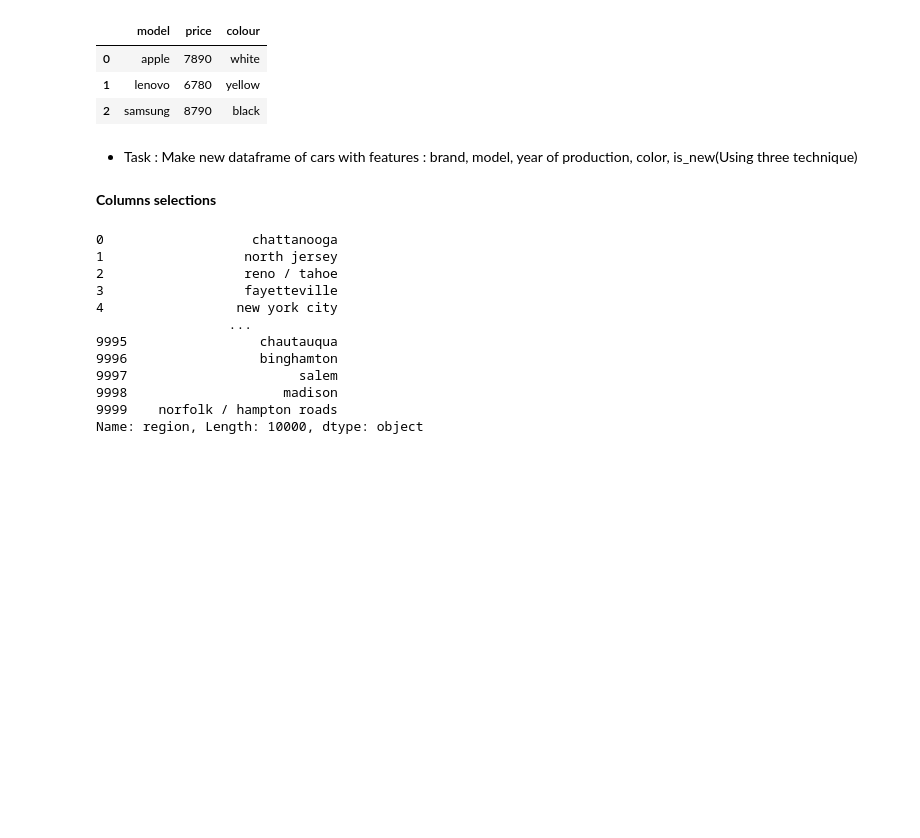
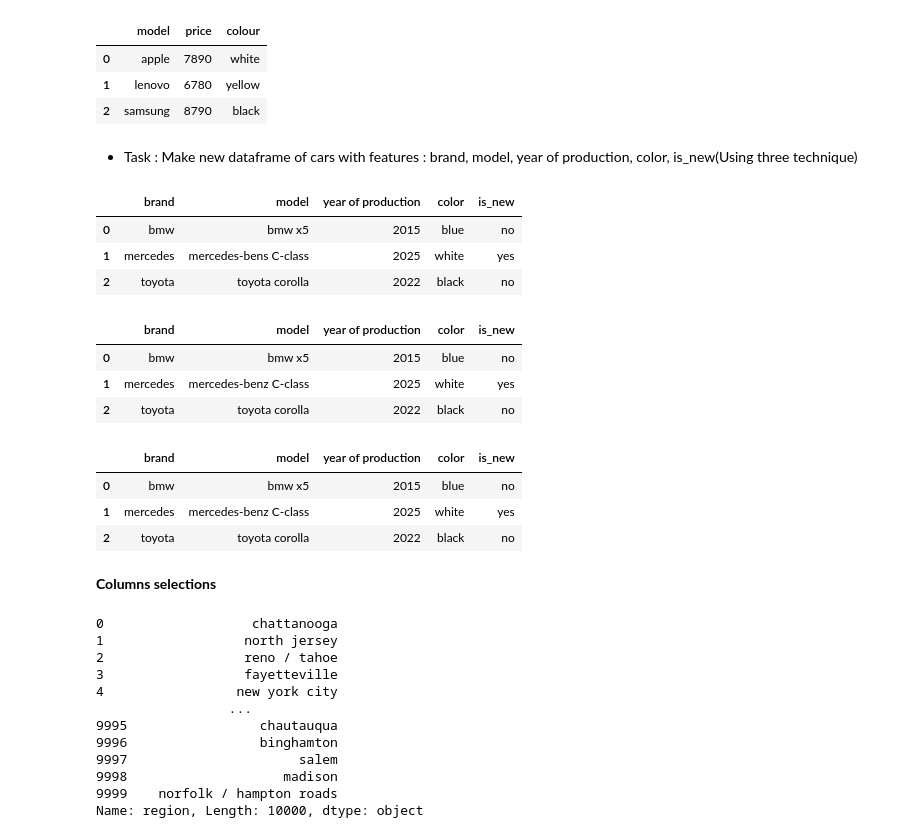
Before and after one commit to Sagdiana22/homeworks, a Jupyter notebook: 4/l4.ipynb, the cells around one changed output. Saved outputs shown, nothing was run; the diff lists cells and outputs as text; code cells hidden in the pictures; blank space fills up the shorter version.

Commit message:
homework DataFrame

```diff
--- a/4/l4.ipynb
+++ b/4/l4.ipynb
@@ -166,10 +166,46 @@ df2
 * Task : Make new dataframe of cars with features : brand, model, year of production, color, is_new(Using three technique)
 # %%
 # Your code goes here
+cars = [
+    ['bmw', 'bmw x5', 2015, 'blue', 'no'],
+    ['mercedes', 'mercedes-bens C-class ', 2025, 'white', 'yes'],
+    ['toyota', 'toyota corolla', 2022, 'black', 'no']]
+
+f1 = pd.DataFrame(cars, columns = ['brand', 'model', 'year of production', 'color', 'is_new'])
+f1
+# %% [output]
+|  | brand | model | year of production | color | is_new |
+| 0 | bmw | bmw x5 | 2015 | blue | no |
+| 1 | mercedes | mercedes-bens C-class | 2025 | white | yes |
+| 2 | toyota | toyota corolla | 2022 | black | no |
 # %%
 # Your code goes here
+cars = {'brand': ['bmw', 'mercedes', 'toyota'],
+        'model': ['bmw x5', 'mercedes-benz C-class', 'toyota corolla'],
+        'year of production': [2015, 2025, 2022],
+        'color': ['blue', 'white', 'black'],
+        'is_new': ['no', 'yes', 'no']}
+
+f2 = pd.DataFrame(cars)
+f2
+# %% [output]
+|  | brand | model | year of production | color | is_new |
+| 0 | bmw | bmw x5 | 2015 | blue | no |
+| 1 | mercedes | mercedes-benz C-class | 2025 | white | yes |
+| 2 | toyota | toyota corolla | 2022 | black | no |
 # %%
 # Your code goes here
+car1 = pd.Series (['bmw', 'bmw x5', 2015, 'blue', 'no'], index = ['brand', 'model', 'year of production', 'color', 'is_new'])
+car2 = pd.Series (['mercedes', 'mercedes-benz C-class', 2025, 'white', 'yes'],index = ['brand', 'model', 'year of production', 'color', 'is_new'] )
+car3 = pd.Series (['toyota', 'toyota corolla', 2022, 'black', 'no'],index = ['brand', 'model', 'year of production', 'color', 'is_new'] )
+
+f3 = pd.DataFrame([car1, car2, car3])
+f3
+# %% [output]
+|  | brand | model | year of production | color | is_new |
+| 0 | bmw | bmw x5 | 2015 | blue | no |
+| 1 | mercedes | mercedes-benz C-class | 2025 | white | yes |
+| 2 | toyota | toyota corolla | 2022 | black | no |
 # %% [markdown]
 **Columns selections**
 # %%
```
Also changed, not shown: parts of 2 cells of this notebook.
